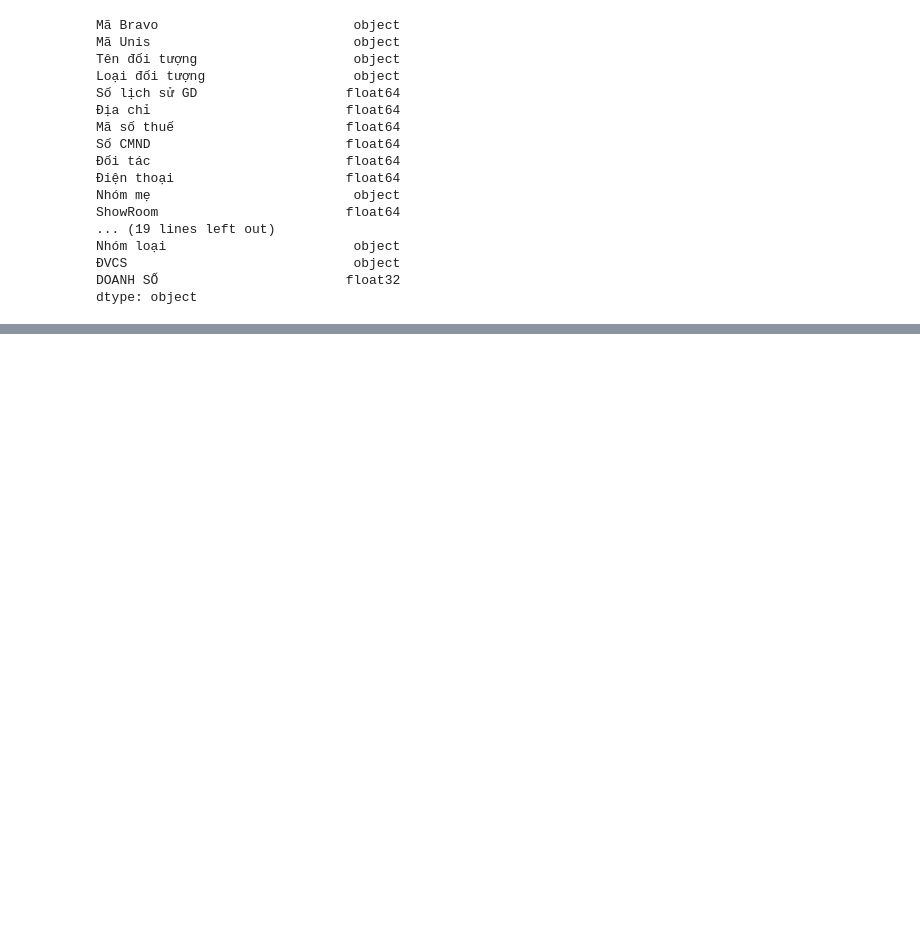
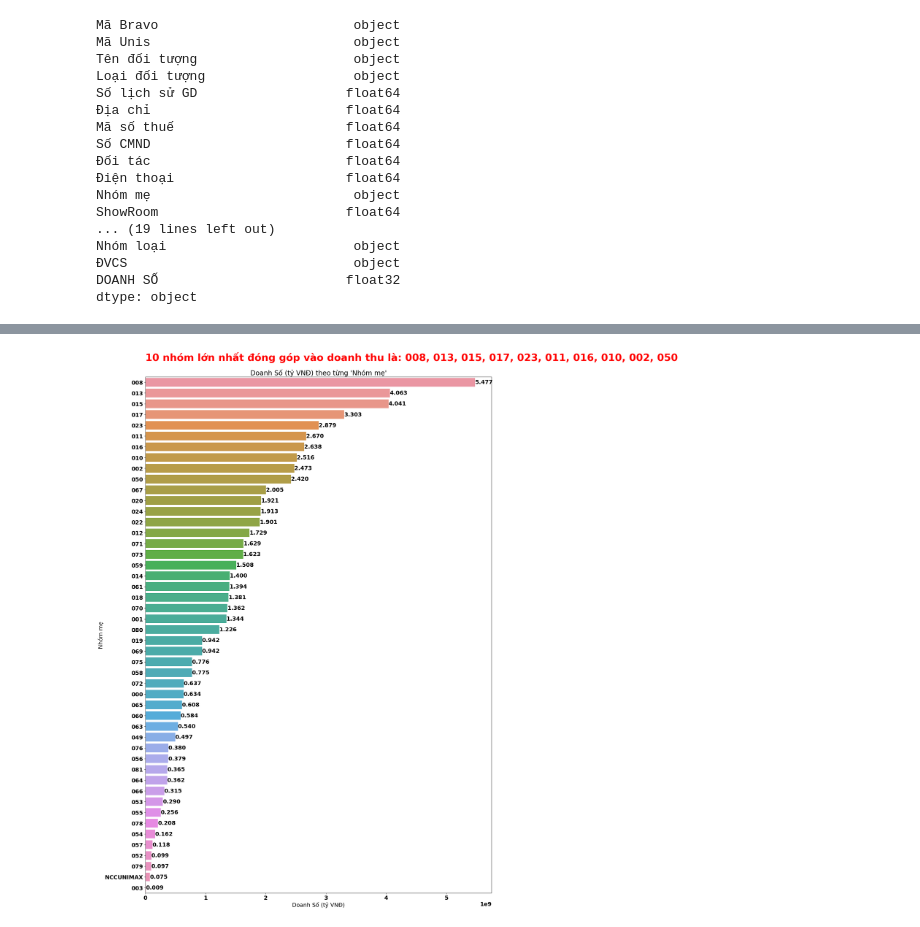
Before and after one commit to techgmartek/ba-analyer-sample, a Jupyter notebook: unis/analyzer/test.ipynb, the cells around one changed output, grey strips where cells are left out. Saved outputs shown, nothing was run; the diff lists cells and outputs as text; code cells hidden in the pictures; blank space fills up the shorter version.

```diff
--- a/unis/analyzer/test.ipynb
+++ b/unis/analyzer/test.ipynb
@@ -82,0 +114,30 @@ dtype: object
+# %%
+top_customers = data.groupby("Nhóm mẹ")["DOANH SỐ"].sum().reset_index().sort_values("DOANH SỐ", ascending=False)
+max_count = top_customers.shape[0] #10
+segments = top_customers["DOANH SỐ"][:max_count]
+
+fig, (ax1) = plt.subplots(nrows=1, ncols=1, sharey = False, figsize = (20,30))
+ax = sns.barplot(data=top_customers[:max_count], y="Nhóm mẹ", x="DOANH SỐ", ax=ax1, orient = 'h')
+ax.set_xlabel('Doanh Số (tỷ VNĐ)')
+ax.set_title("Doanh Số (tỷ VNĐ) theo từng 'Nhóm mẹ'")
+plt1 = ax.bar_label(ax.containers[0], labels=['%.3f' % (doanh_so / 1e9) for doanh_so in segments])
+
+max_count = 10
+groups = ", ".join(top_customers.iloc[:max_count]["Nhóm mẹ"])
+
+plt1 = ax.text(0, -2, f"""{max_count} nhóm lớn nhất đóng góp vào doanh thu là: {groups}""", fontsize=32, color='r')
+
+# max_count = 10
+# regroup_top_customers = top_customers.copy()
+# regroup_top_customers.iloc[max_count:, 0] = "Others"
+# top_customers = regroup_top_customers.groupby("Nhóm mẹ")["DOANH SỐ"].sum().reset_index().sort_values("DOANH SỐ", ascending=False)
+
+
+# fig, (ax1,ax2) = plt.subplots(nrows=1, ncols=2, sharey = False, figsize = (20,6))
+# ax = sns.barplot(data=top_customers, y="Nhóm mẹ", x="DOANH SỐ", ax=ax1)
+# ax.set_ylabel('Doanh Số (tỷ VNĐ)')
+# ax.bar_label(ax.containers[0], labels=['%.3f' % (doanh_so / 1e9) for doanh_so in top_customers["DOANH SỐ"]])
+
+# plt2 = ax2.pie(top_customers["DOANH SỐ"], labels = top_customers["Nhóm mẹ"], autopct='%.02f%%')
+# %% [output]
+[figure, added]
```
Also changed, not shown: parts of 16 cells of this notebook.
